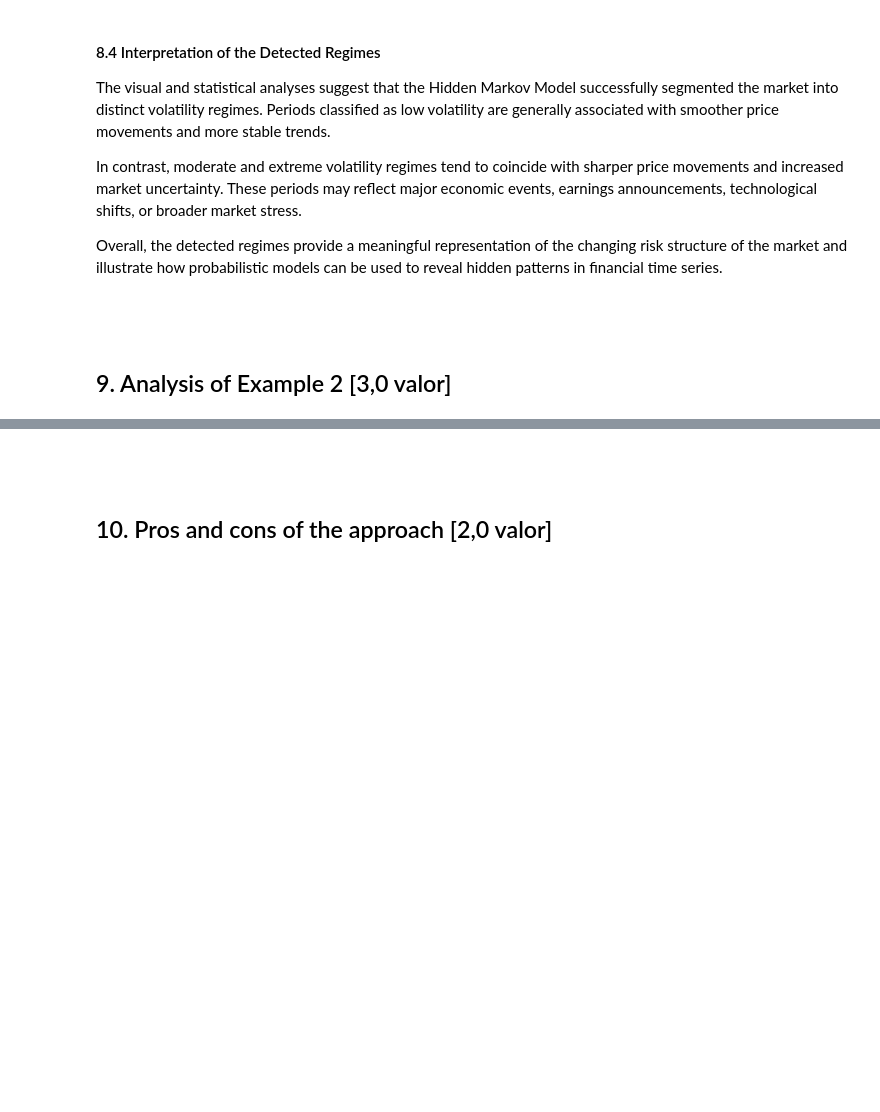
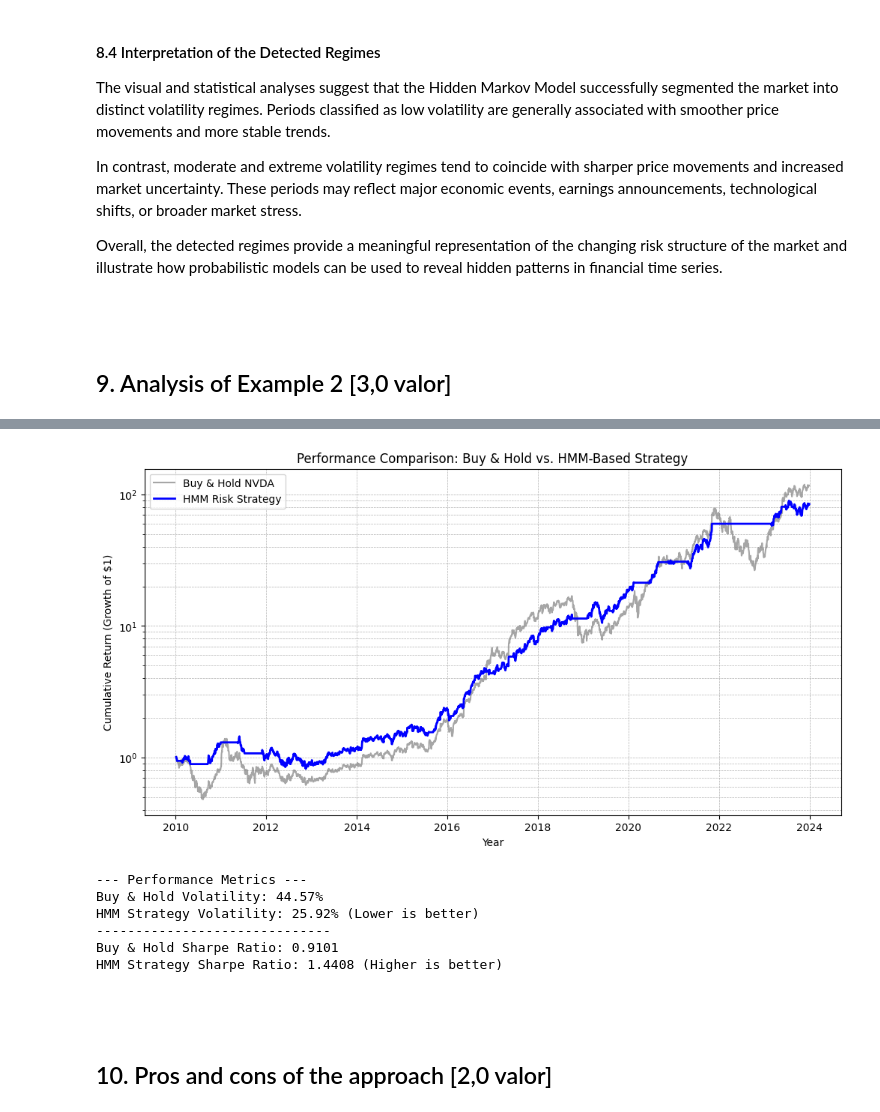
Before and after one commit to jvbdf/tmbd_work2, a Jupyter notebook: HMM_updated.ipynb, the cells around one changed output, grey strips where cells are left out. Drawn from its saved outputs; the diff is of its cells as text; code cells hidden in the pictures; blank space fills up the shorter version.

```diff
--- a/HMM_updated.ipynb
+++ b/HMM_updated.ipynb
@@ -354,3 +354,13 @@ Overall, the detected regimes provide a meaningful representation of the changin
 <br><br>
 
 ## 9. Analysis of Example 2 [3,0 valor]
+# %%
+extreme_volatility_state = 2
+# %%
+data['Signal'] = np.where(data['Regime'] == extreme_volatility_state, 0, 1)
+data['Signal'] = data['Signal'].shift(1)
+# %%
+data['Strategy_Returns'] = data['Signal'] * data['Log_Returns']
+# %%
+data['Buy_and_Hold_Cumulative'] = data['Log_Returns'].cumsum().apply(np.exp)
+data['HMM_Strategy_Cumulative'] = data['Strategy_Returns'].cumsum().apply(np.exp)
@@ -356,0 +378,15 @@ Overall, the detected regimes provide a meaningful representation of the changin
+# %%
+plt.figure(figsize=(12, 6))
+
+plt.plot(data.index, data['Buy_and_Hold_Cumulative'], label='Buy & Hold NVDA', color='gray', alpha=0.7)
+plt.plot(data.index, data['HMM_Strategy_Cumulative'], label='HMM Risk Strategy', color='blue', linewidth=2)
+
+plt.title("Performance Comparison: Buy & Hold vs. HMM-Based Strategy")
+plt.xlabel("Year")
+plt.ylabel("Cumulative Return (Growth of $1)")
+plt.legend()
+plt.grid(True, which='both', linestyle='--', linewidth=0.5)
+plt.yscale('log')
+plt.show()
+# %% [output]
+[figure, added]
@@ -357,3 +404,20 @@ Overall, the detected regimes provide a meaningful representation of the changin
+# %%
+sharpe_bnh = cagr_bnh / volatility_bnh
+sharpe_hmm = cagr_hmm / volatility_hmm
+
+print(f"--- Performance Metrics ---")
+print(f"Buy & Hold Volatility: {volatility_bnh:.2%}")
+print(f"HMM Strategy Volatility: {volatility_hmm:.2%} (Lower is better)")
+print(f"-"*30)
+print(f"Buy & Hold Sharpe Ratio: {sharpe_bnh:.4f}")
+print(f"HMM Strategy Sharpe Ratio: {sharpe_hmm:.4f} (Higher is better)")
+# %% [output]
+--- Performance Metrics ---
+Buy & Hold Volatility: 44.57%
+HMM Strategy Volatility: 25.92% (Lower is better)
+------------------------------
+Buy & Hold Sharpe Ratio: 0.9101
+HMM Strategy Sharpe Ratio: 1.4408 (Higher is better)
 # %% [markdown]
 <br><br>
 ## 10. Pros and cons of the approach [2,0 valor]
```
Also changed, not shown: parts of 5 cells of this notebook.
